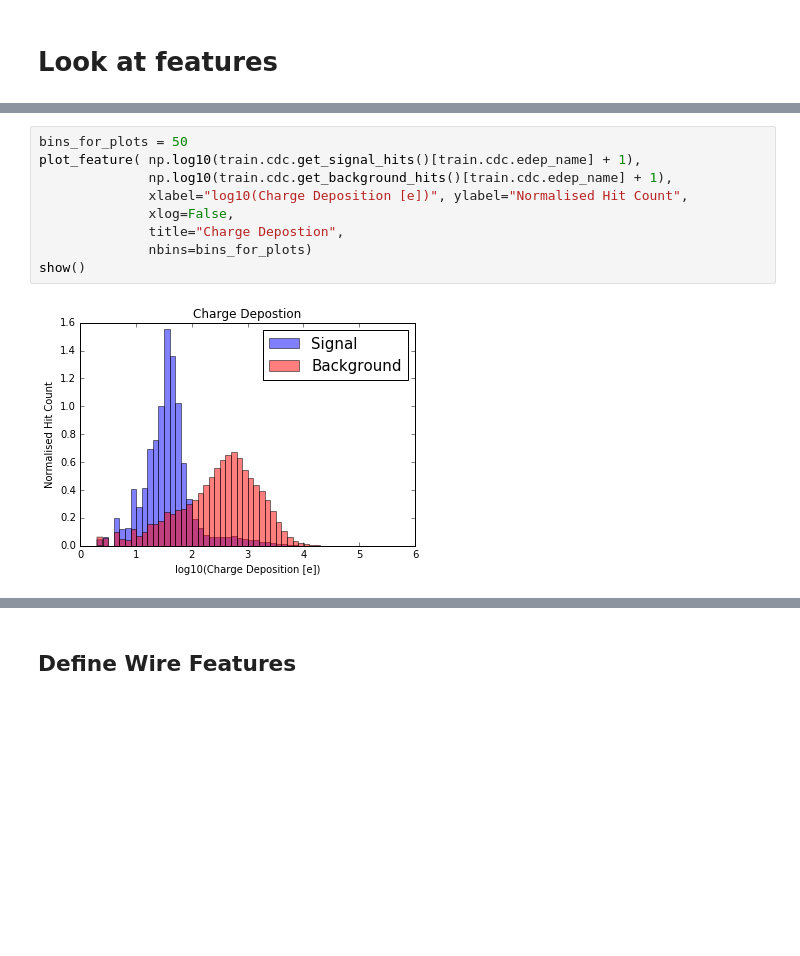
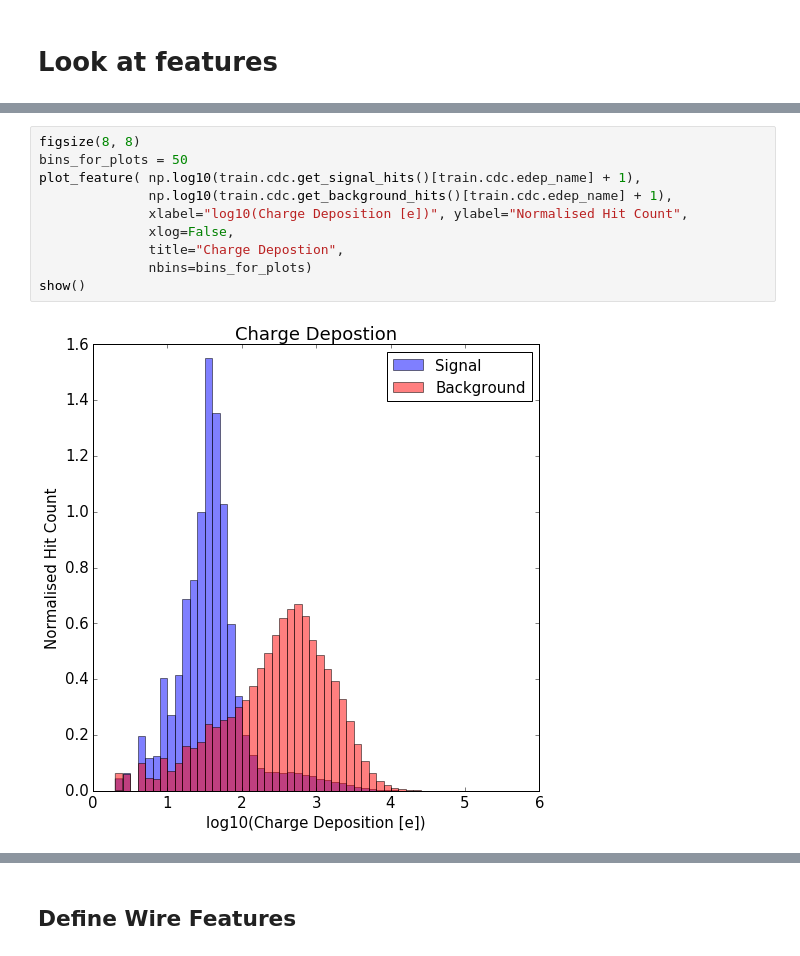
Before and after one commit to ewengillies/track-finding-yandex, a Jupyter notebook: notebooks/BonsaiBDT.ipynb, the cells around one changed output, grey strips where cells are left out. Drawn from its saved outputs; the diff is of its cells as text; blank space fills up the shorter version.

```diff
--- a/notebooks/BonsaiBDT.ipynb
+++ b/notebooks/BonsaiBDT.ipynb
@@ -272,13 +283,14 @@ test_evt_samp_masks, test_hit_masks = reset_masks(test_evt_samp, test.cdc)
 # %%
+figsize(8, 8)
 bins_for_plots = 50
 plot_feature( np.log10(train.cdc.get_signal_hits()[train.cdc.edep_name] + 1),
               np.log10(train.cdc.get_background_hits()[train.cdc.edep_name] + 1),
               xlabel="log10(Charge Deposition [e])", ylabel="Normalised Hit Count",
               xlog=False,
               title="Charge Depostion",
               nbins=bins_for_plots)
 show()
 # %% [output]
-[figure, old version]
+[figure, new version]
 # %%
 bins_for_plots = 50
```
Also changed, not shown: parts of 60 cells of this notebook.
